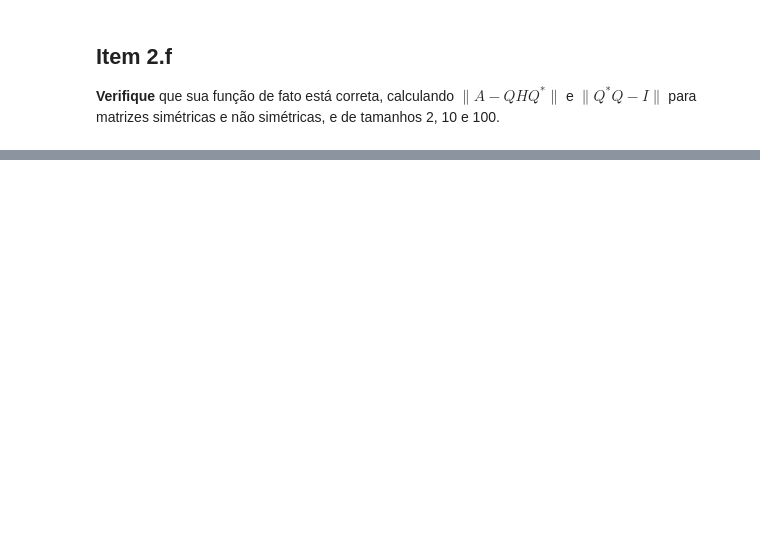
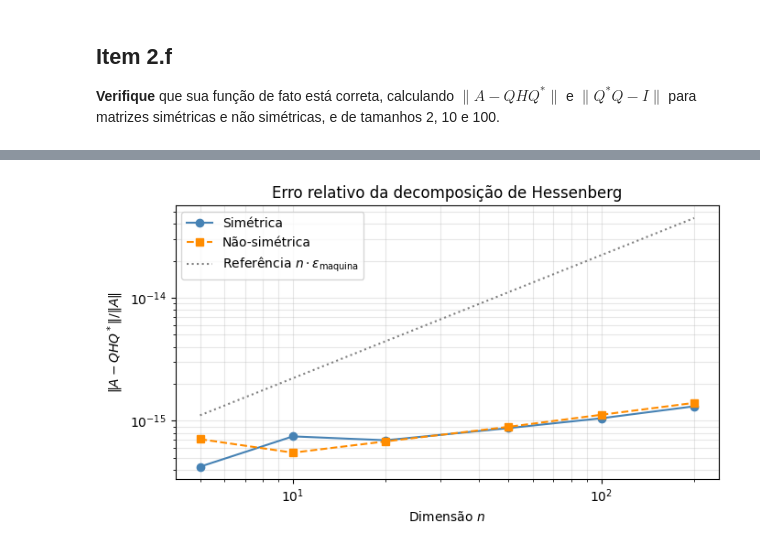
Before and after one commit to d4ruh/ALN_proj_04, a Jupyter notebook: q2.ipynb, the cells around one changed output, grey strips where cells are left out. Cells and saved outputs as stored; diff of their text form; code cells hidden in the pictures; blank space fills up the shorter version.

```diff
--- a/q2.ipynb
+++ b/q2.ipynb
@@ -196,0 +394,16 @@ def apply_reflector(v, beta, b):
+# %%
+print("\nVerificação da tridiagonalidade de H para matriz simétrica (os valores devem ser em torno de 0):")
+
+results_sim = []
+for n in [5, 10, 20, 50]:
+    A_sim = np.random.randn(n, n); A_sim = A_sim + A_sim.T
+    _, H_sim, _ = to_hessenberg(A_sim)
+
+    # Elementos estritamente acima da superdiagonal
+    acima = sum(H_sim[i, j]**2 for i in range(n) for j in range(i+2, n))**0.5
+    # Elementos estritamente abaixo da subdiagonal
+    abaixo = sum(H_sim[i, j]**2 for i in range(2, n) for j in range(i-1))**0.5
+
+    results_sim.append({'n':n, 'acima':acima, 'abaixo':abaixo})
+
+pd.DataFrame(results_sim)
@@ -196,0 +417,34 @@ def apply_reflector(v, beta, b):
+# %%
+ns = [5, 10, 20, 50, 100, 200]
+errs_sim = []
+errs_nao_sim = []
+
+np.random.seed(1)
+for n in ns:
+    A_s = np.random.randn(n,n)
+    A_s = A_s + A_s.T
+    A_ns = np.random.randn(n,n)
+
+    _, H_s, Q_s   = to_hessenberg(A_s)
+    _, H_ns, Q_ns = to_hessenberg(A_ns)
+
+    errs_sim.append(np.linalg.norm(A_s - Q_s @ H_s @ Q_s.T) / np.linalg.norm(A_s))
+    errs_nao_sim.append(np.linalg.norm(A_ns - Q_ns @ H_ns @ Q_ns.T) / np.linalg.norm(A_ns))
+
+fig, ax = plt.subplots(figsize=(7, 4))
+ax.loglog(ns, errs_sim,    'o-', label='Simétrica', color='steelblue')
+ax.loglog(ns, errs_nao_sim, 's--', label='Não-simétrica', color='darkorange')
+
+ref_eps = [np.finfo(float).eps * n for n in ns]
+ax.loglog(ns, ref_eps, ':', color='gray', label=r'Referência $n \cdot \epsilon_\mathrm{maquina}$')
+
+ax.set_xlabel('Dimensão $n$')
+ax.set_ylabel(r'$\|A - QHQ^*\| / \|A\|$')
+ax.set_title('Erro relativo da decomposição de Hessenberg')
+ax.legend()
+ax.grid(True, which='both', alpha=0.3)
+
+plt.tight_layout()
+plt.show()
+# %% [output]
+[figure, added]
```
Also changed, not shown: parts of 15 cells of this notebook.
